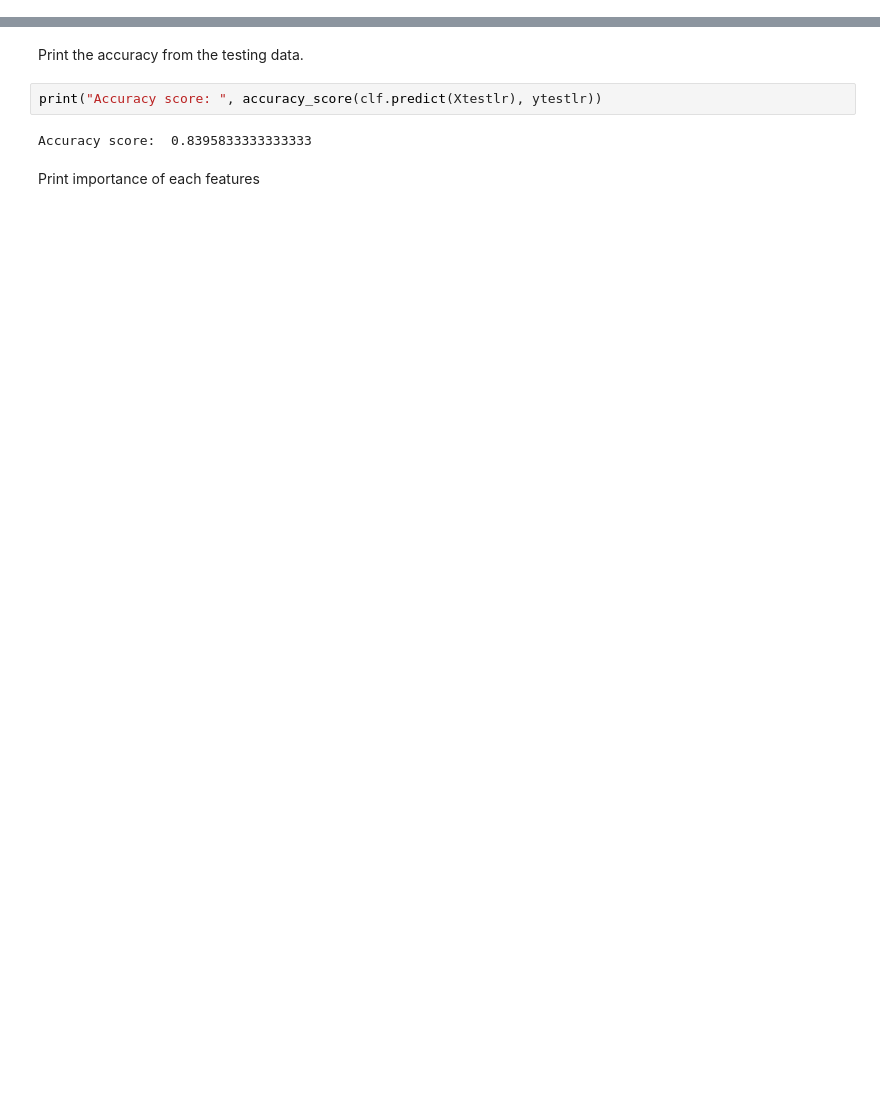
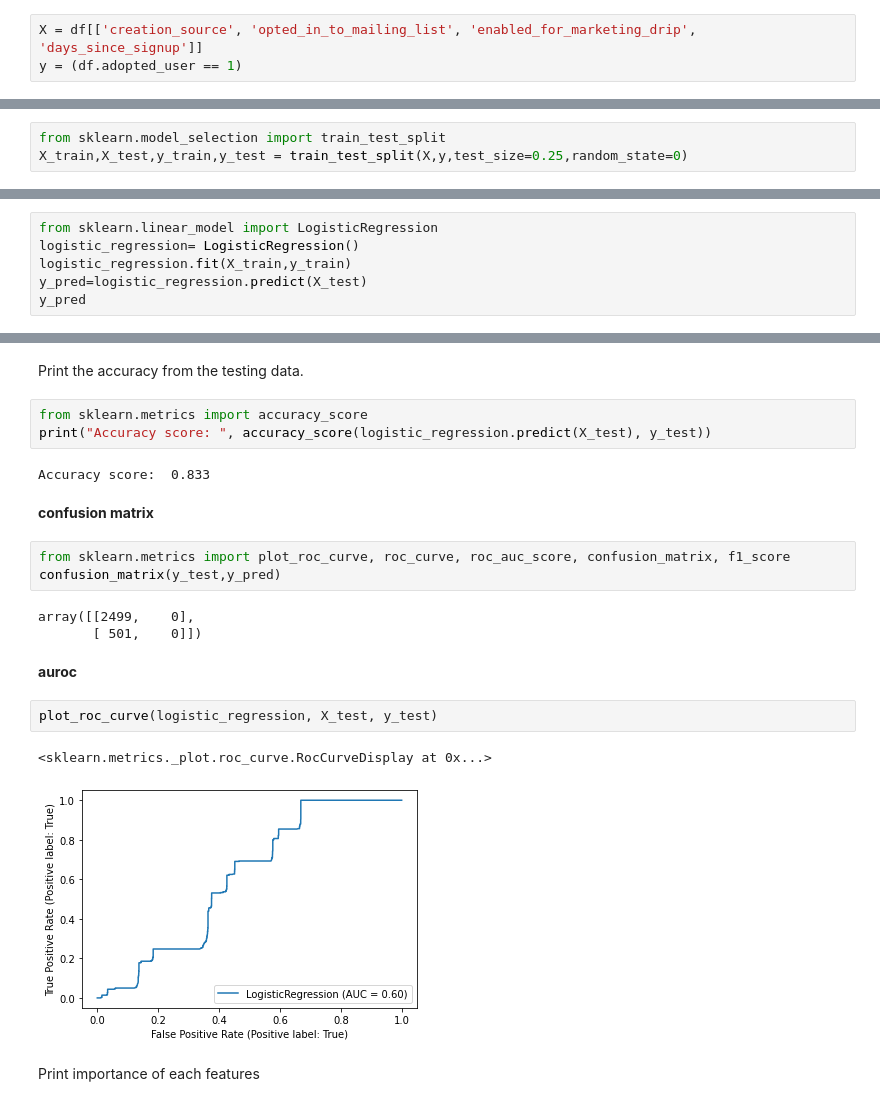
Before and after one commit to JayabharathiRavi/D19Task5, a Jupyter notebook: Copy_of_TASK5_D19.ipynb, the cells around one changed output, grey strips where cells are left out. Saved outputs shown, nothing was run; the diff lists cells and outputs as text; blank space fills up the shorter version.

```diff
--- a/Copy_of_TASK5_D19.ipynb
+++ b/Copy_of_TASK5_D19.ipynb
@@ -409,3 +394,6 @@ df.head()
 | 4 | 5 | 2013-01-17 10:14:20 | Raw Grace | GraceRaw@yahoo.com | 0 | 2013-01-22 10:14:20 | ... |
 # %% [markdown]
 construct the dataset X, y
+# %%
+X = df[['creation_source', 'opted_in_to_mailing_list', 'enabled_for_marketing_drip', 'days_since_signup']]
+y = (df.adopted_user == 1)
@@ -411,0 +402,3 @@ construct the dataset X, y
+# %%
+from sklearn.model_selection import train_test_split
+X_train,X_test,y_train,y_test = train_test_split(X,y,test_size=0.25,random_state=0)
@@ -411,0 +407,6 @@ construct the dataset X, y
+# %%
+from sklearn.linear_model import LogisticRegression
+logistic_regression= LogisticRegression()
+logistic_regression.fit(X_train,y_train)
+y_pred=logistic_regression.predict(X_test)
+y_pred
@@ -431,9 +440,25 @@ LogisticRegression()
 # %% [markdown]
 Print the accuracy from the testing data.
-# %%
-print("Accuracy score: ", accuracy_score(clf.predict(Xtestlr), ytestlr))
-# %% [output]
-Accuracy score:  0.8395833333333333
+# %%
+from sklearn.metrics import accuracy_score
+print("Accuracy score: ", accuracy_score(logistic_regression.predict(X_test), y_test))
+# %% [output]
+Accuracy score:  0.833
+# %% [markdown]
+**confusion matrix**
+# %%
+from sklearn.metrics import plot_roc_curve, roc_curve, roc_auc_score, confusion_matrix, f1_score
+confusion_matrix(y_test,y_pred)
+# %% [output]
+array([[2499,    0],
+       [ 501,    0]])
+# %% [markdown]
+**auroc**
+# %%
+plot_roc_curve(logistic_regression, X_test, y_test)
+# %% [output]
+<sklearn.metrics._plot.roc_curve.RocCurveDisplay at 0x...>
+[figure, added]
 # %% [markdown]
 Print importance of each features
 # %%
```
Also changed, not shown: parts of 19 cells of this notebook.
